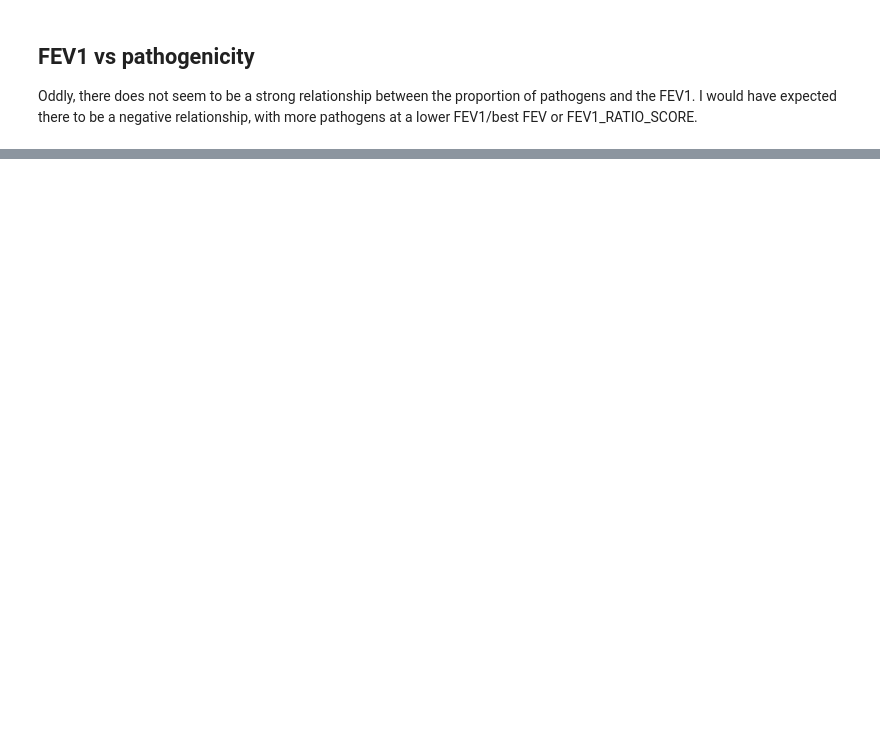
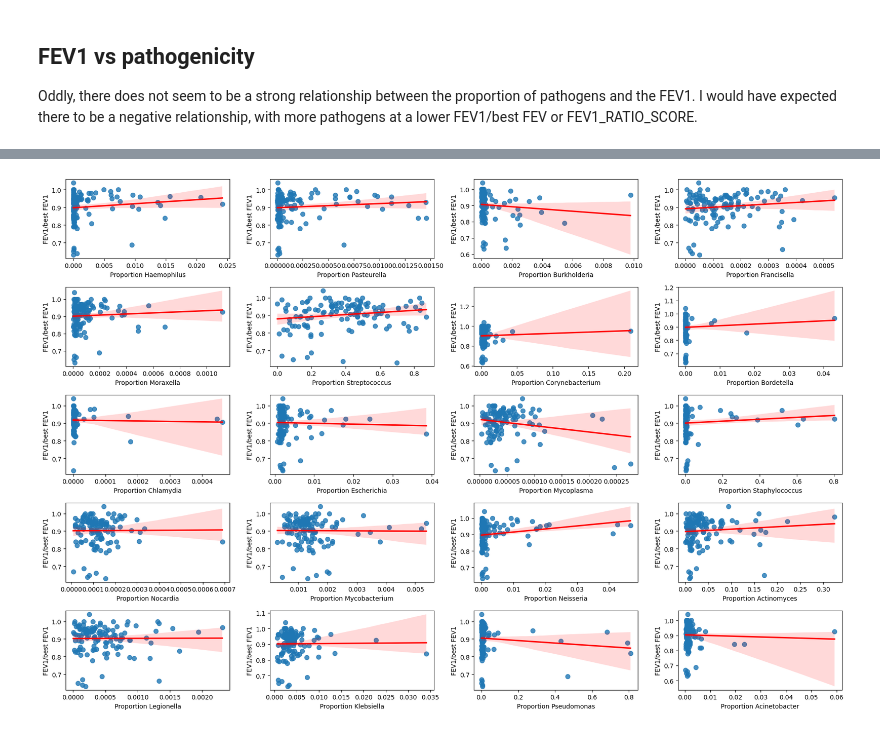
Before and after one commit to linsalrob/CF_2024, a Jupyter notebook: Jupyter/age_and_pathogenicity.ipynb, the cells around one changed output, grey strips where cells are left out. Cells and saved outputs as stored; diff of their text form; code cells hidden in the pictures; blank space fills up the shorter version.

```diff
--- a/Jupyter/age_and_pathogenicity.ipynb
+++ b/Jupyter/age_and_pathogenicity.ipynb
@@ -333,0 +432,13 @@ The relationship between FEV1/best FEV1 and Proportion pathogens has an equation
+# %%
+fig, axes = plt.subplots(figsize=(18, 12), nrows=5, ncols=4, sharex=False, sharey=False)
+
+for i, p in enumerate(pathogens):
+  ax = axes[i//4, i%4]
+  pdf = pd.DataFrame(df.loc[p, :].drop('pathogen')/df.sum(axis=0).drop('pathogen')).rename(columns={0:f'Proportion {p}'}).join(metadata[['FEV1/best FEV1']])
+  pdf[f'Proportion {p}'] = pdf[f'Proportion {p}'].astype(float)
+  sns.regplot(data=pdf[pdf[f'Proportion {p}'] > 0], x=f'Proportion {p}', y='FEV1/best FEV1', scatter_kws={'s': 50}, line_kws={'color': 'red'}, ax=ax)
+
+plt.tight_layout()
+plt.show()
+# %% [output]
+[figure, added]
```
Also changed, not shown: parts of 15 cells of this notebook.
